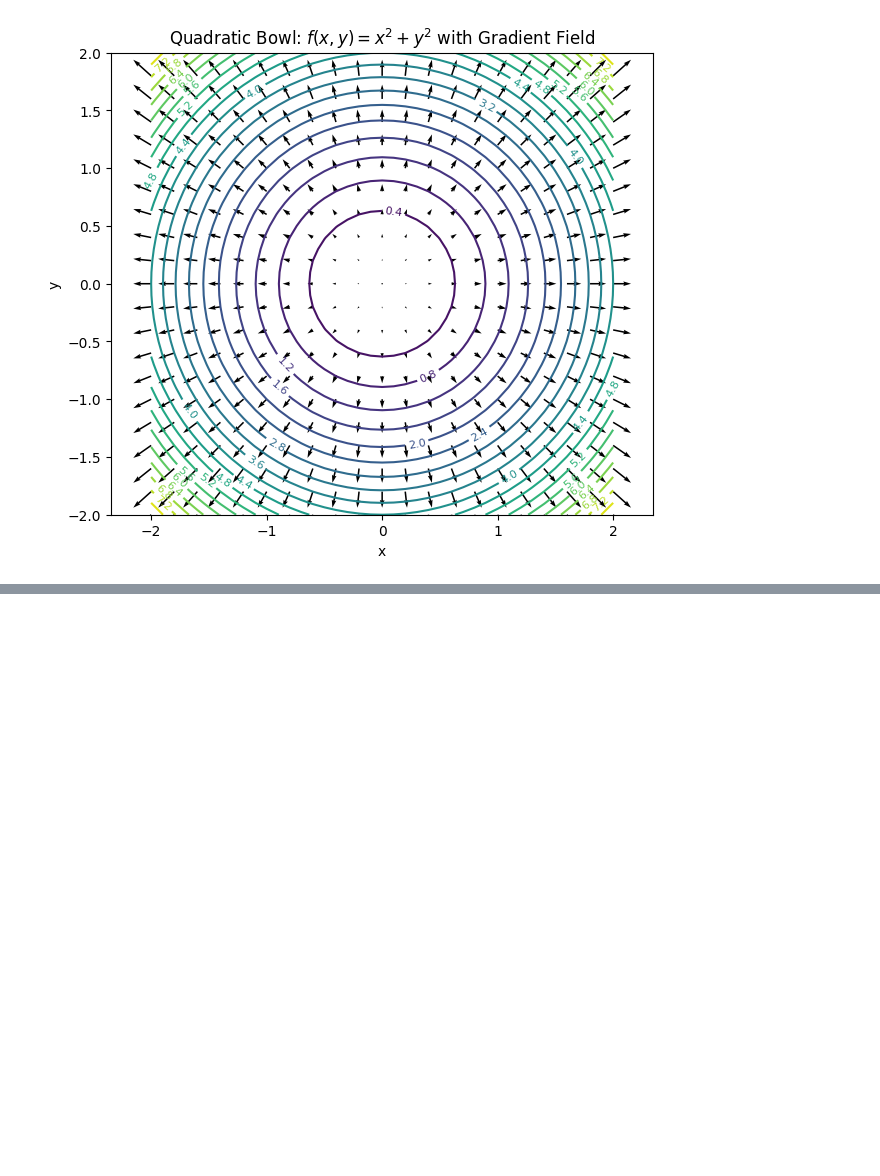
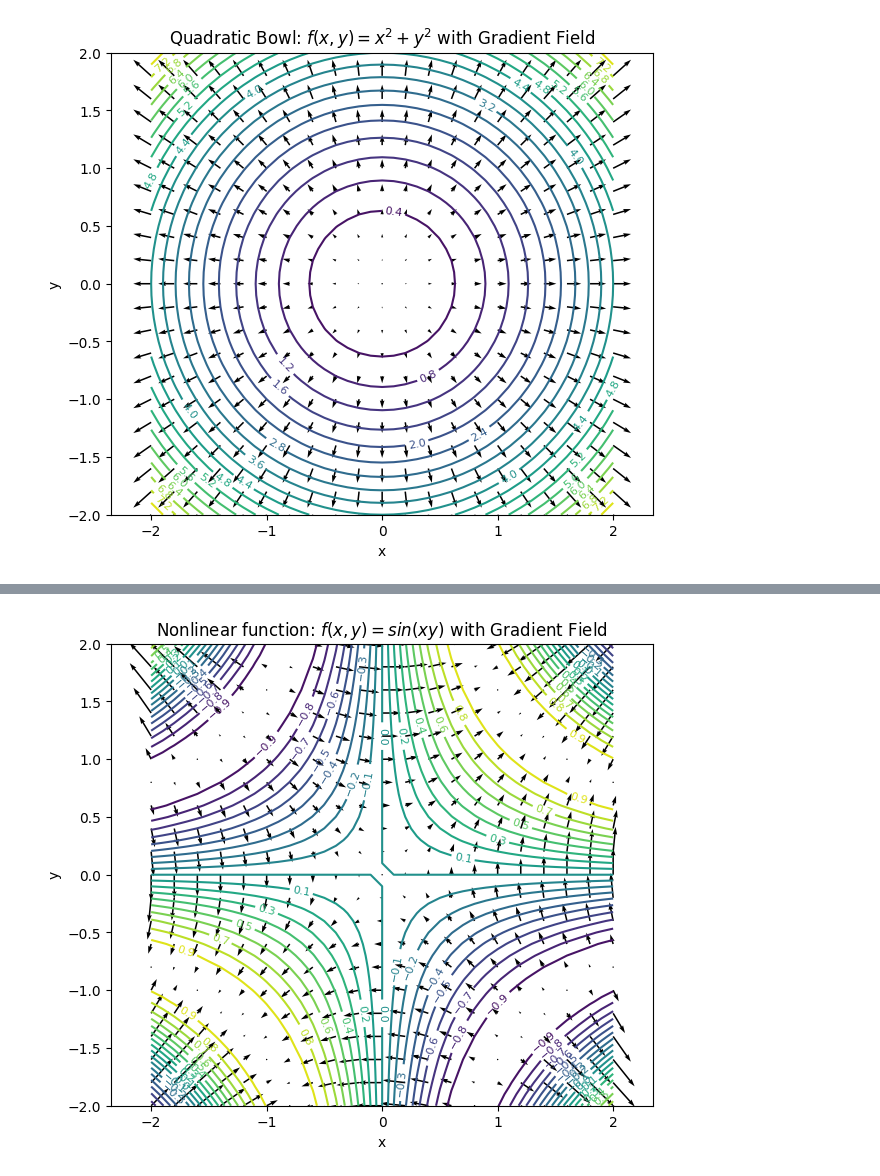
Before and after one commit to peterlee123hi/ml-foundations, a Jupyter notebook: math/gradient_jacobian_visualizer.ipynb, the cells around one changed output, grey strips where cells are left out. Drawn from its saved outputs; the diff is of its cells as text; code cells hidden in the pictures; blank space fills up the shorter version.

Commit message:
Add nonlinear example

```diff
--- a/math/gradient_jacobian_visualizer.ipynb
+++ b/math/gradient_jacobian_visualizer.ipynb
@@ -74,0 +94,29 @@ plt.show()
+# %%
+def f(x, y):
+    return np.sin(x * y)
+
+def grad_f(x, y):
+    return y * np.cos(x * y), x * np.cos(x * y)
+
+x = np.linspace(-2, 2, 41)
+y = np.linspace(-2, 2, 41)
+X, Y = np.meshgrid(x, y)
+Z = f(X, Y)
+
+Gx, Gy = grad_f(X, Y)
+
+# Plot contours
+plt.figure(figsize=(7, 6))
+CS = plt.contour(X, Y, Z, levels=20)
+plt.clabel(CS, inline=True, fontsize=8)
+
+# Plot gradient vectors
+plt.quiver(X[::2, ::2], Y[::2, ::2], Gx[::2, ::2], Gy[::2, ::2], angles="xy")
+
+plt.title("Nonlinear function: $f(x, y) = sin(xy)$ with Gradient Field")
+plt.xlabel("x")
+plt.ylabel("y")
+plt.axis("equal")
+plt.show()
+# %% [output]
+[figure, added]
```
Also changed, not shown: parts of 2 cells of this notebook.
